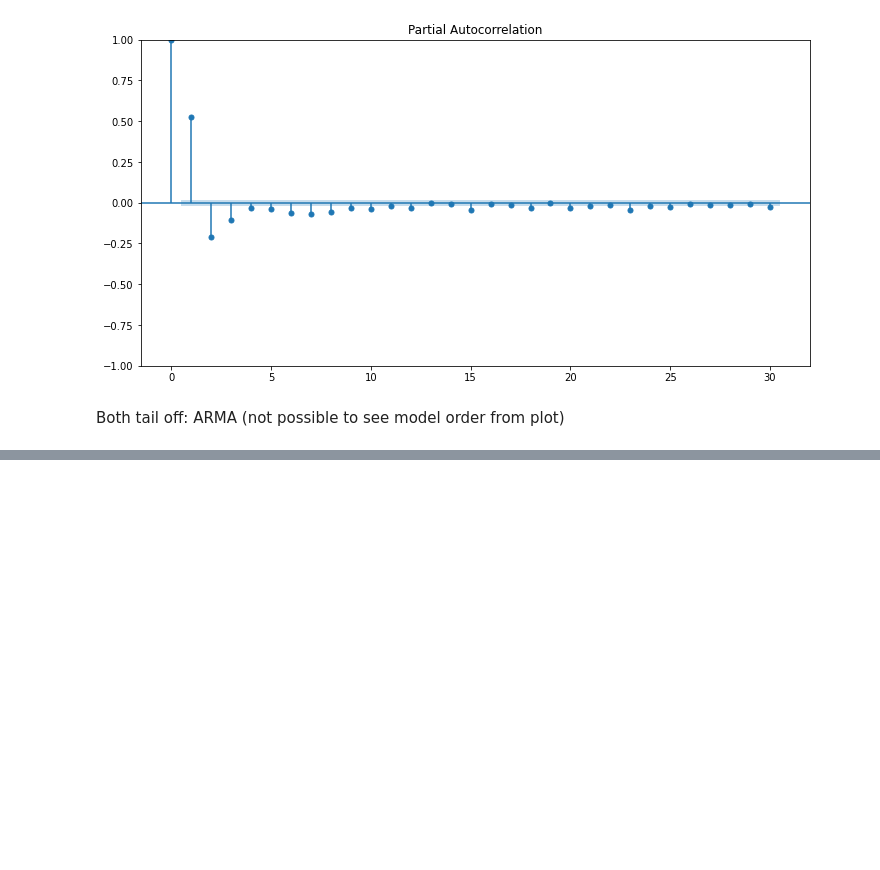
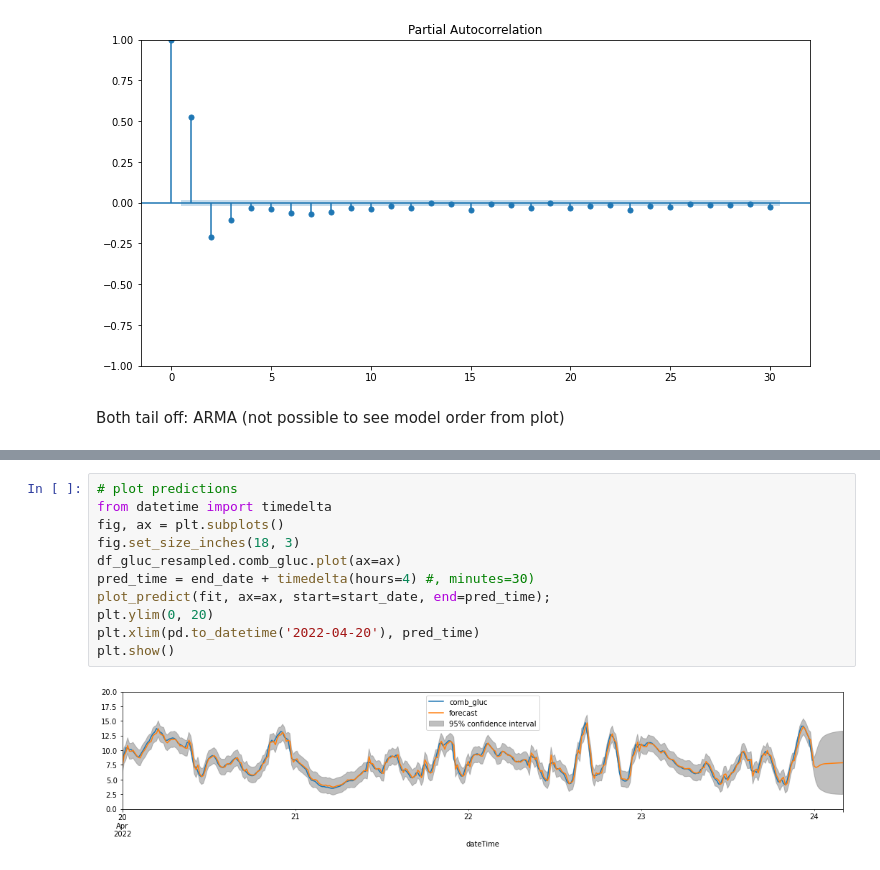
Before and after one commit to inaug22/capstone3, a Jupyter notebook: notebooks/glucose_wrangling+EDA.ipynb, the cells around one changed output, grey strips where cells are left out. Saved outputs shown, nothing was run; the diff lists cells and outputs as text; blank space fills up the shorter version.

```diff
--- a/notebooks/glucose_wrangling+EDA.ipynb
+++ b/notebooks/glucose_wrangling+EDA.ipynb
@@ -523,0 +593,13 @@ y.plot(ax=ax)
+# %%
+# plot predictions
+from datetime import timedelta
+fig, ax = plt.subplots()
+fig.set_size_inches(18, 3)
+df_gluc_resampled.comb_gluc.plot(ax=ax)
+pred_time = end_date + timedelta(hours=4) #, minutes=30)
+plot_predict(fit, ax=ax, start=start_date, end=pred_time);
+plt.ylim(0, 20)
+plt.xlim(pd.to_datetime('2022-04-20'), pred_time)
+plt.show()
+# %% [output]
+[figure, added]
```
Also changed, not shown: parts of 19 cells of this notebook.
